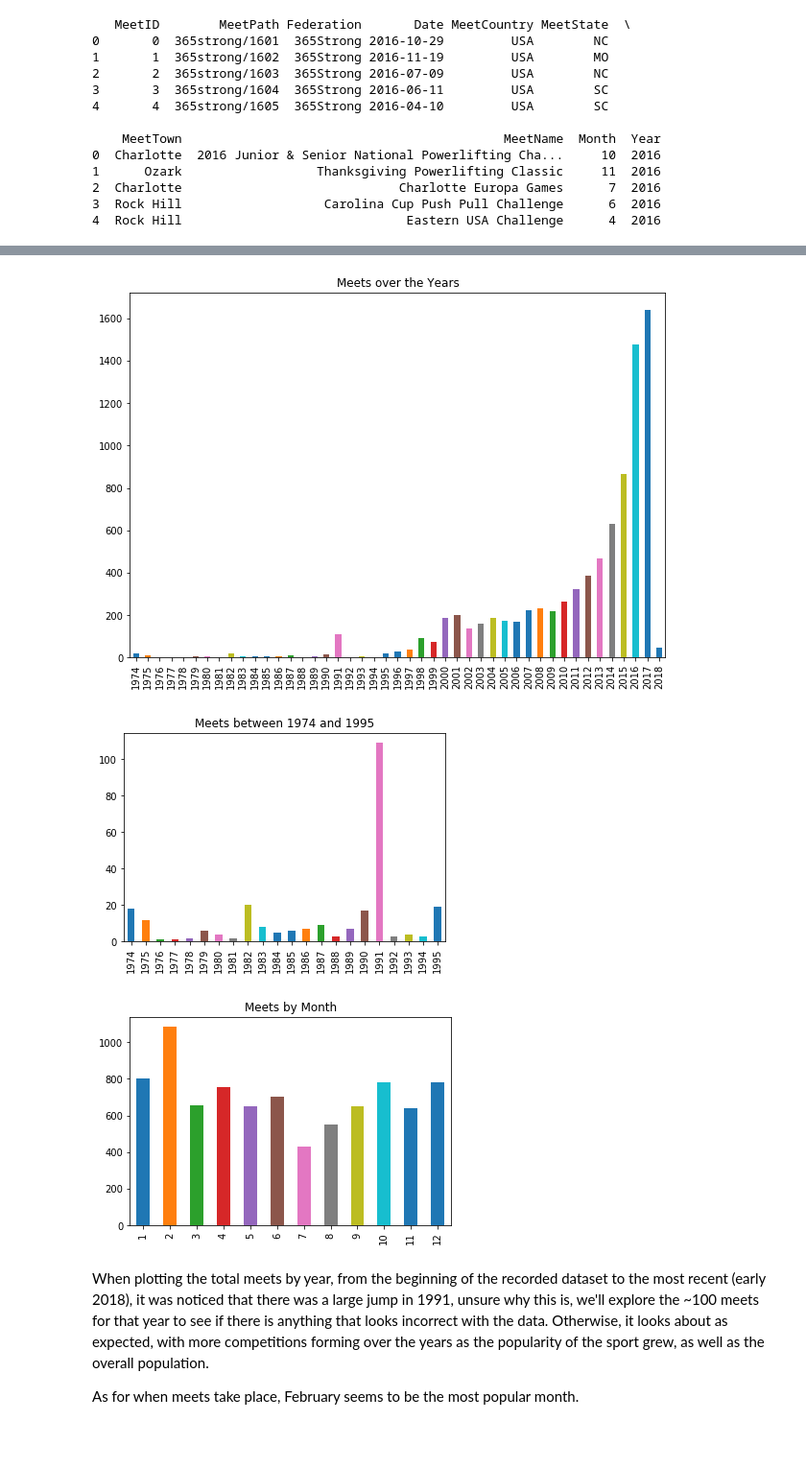
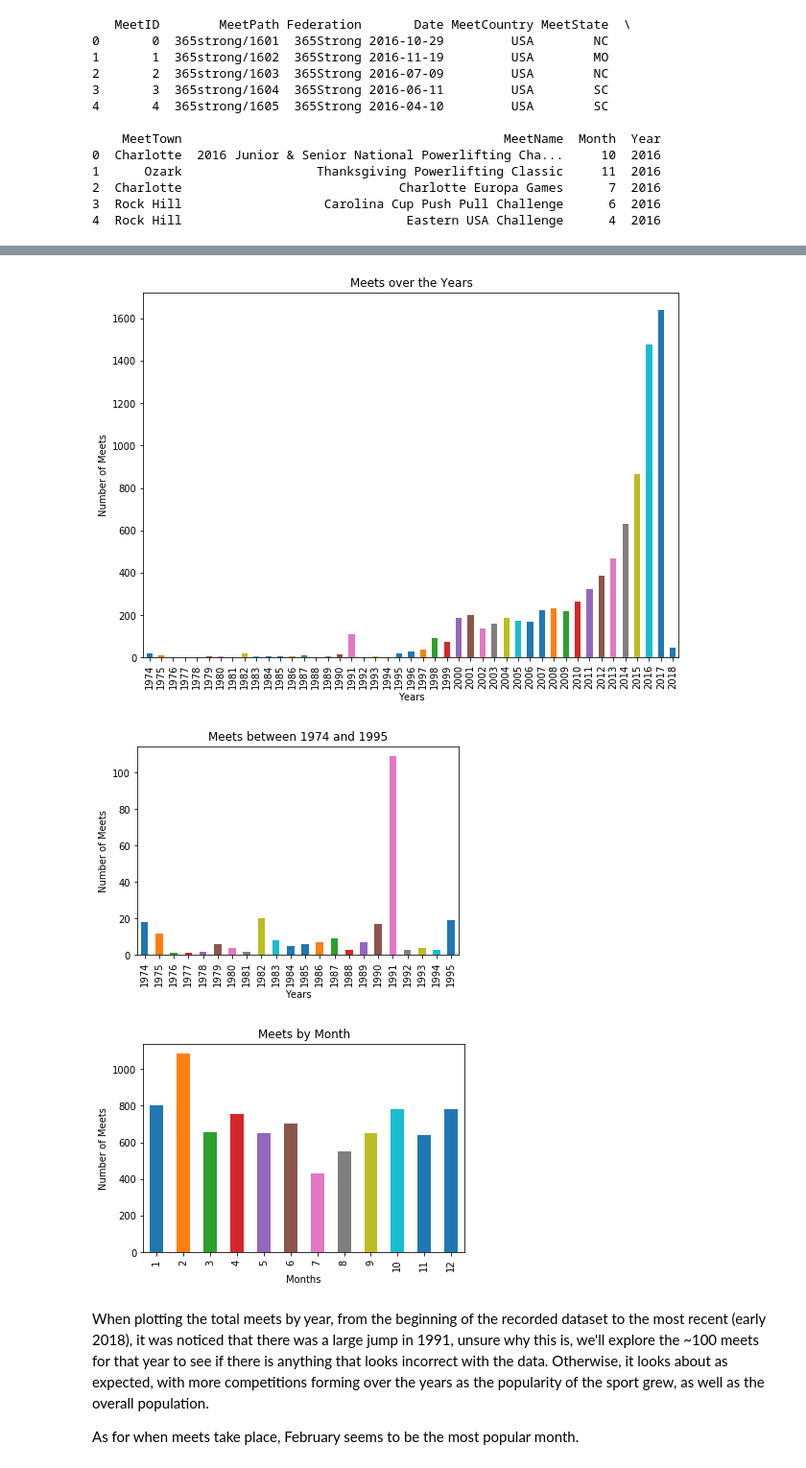
Before and after one commit to spatten35/CapstoneProject1, a Jupyter notebook: Capstone1.ipynb, the cells around one changed output, grey strips where cells are left out. Shown: that part at 96% size. Saved outputs shown, nothing was run; the diff lists cells and outputs as text; code cells hidden in the pictures; blank space fills up the shorter version.

Commit message:
Updating to newest ipynb file
Added labels to graphs, performed EDA on Wilks score.

```diff
--- a/Capstone1.ipynb
+++ b/Capstone1.ipynb
@@ -70,18 +84,24 @@ plt.show()
 # %%
 plt.figure(figsize=(10,7))
 meets_df.Year.value_counts(sort=False).sort_index().plot(kind='bar')
 plt.title('Meets over the Years')
+plt.xlabel('Years')
+plt.ylabel('Number of Meets')
 plt.show()
 meets_df.Year[(meets_df.Year < 1996) &(meets_df.Year >= 1974)].value_counts().sort_index().plot(kind='bar')
 plt.title('Meets between 1974 and 1995')
+plt.xlabel('Years')
+plt.ylabel('Number of Meets')
 plt.show()
 meets_df.Month.value_counts().sort_index().plot(kind='bar')
 plt.title('Meets by Month')
+plt.xlabel('Months')
+plt.ylabel('Number of Meets')
 plt.show()
 # %% [output]
-[figure, old version]
+[figure, new version]
-[figure, old version]
+[figure, new version]
-[figure, old version]
+[figure, new version]
 # %% [markdown]
 When plotting the total meets by year, from the beginning of the recorded dataset to the most recent (early 2018), it was noticed that there was a large jump in 1991, unsure why this is, we'll explore the ~100 meets for that year to see if there is anything that looks incorrect with the data. Otherwise, it looks about as expected, with more competitions forming over the years as the popularity of the sport grew, as well as the overall population.
 
```
Also changed, not shown: parts of 32 cells of this notebook.
